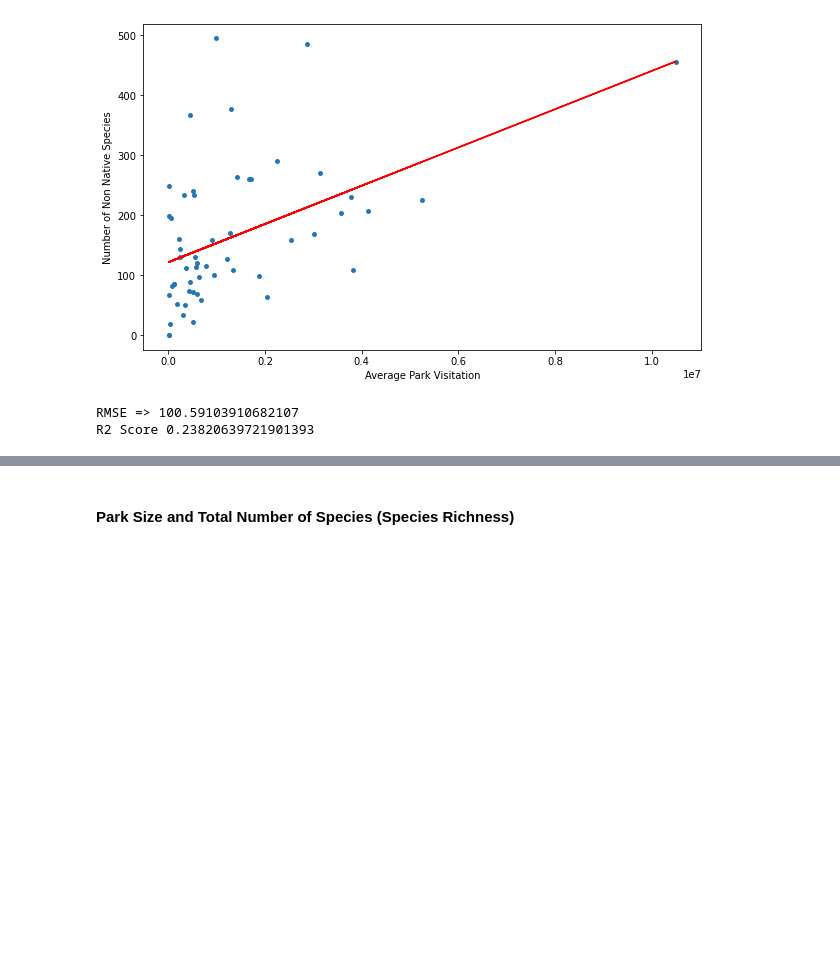
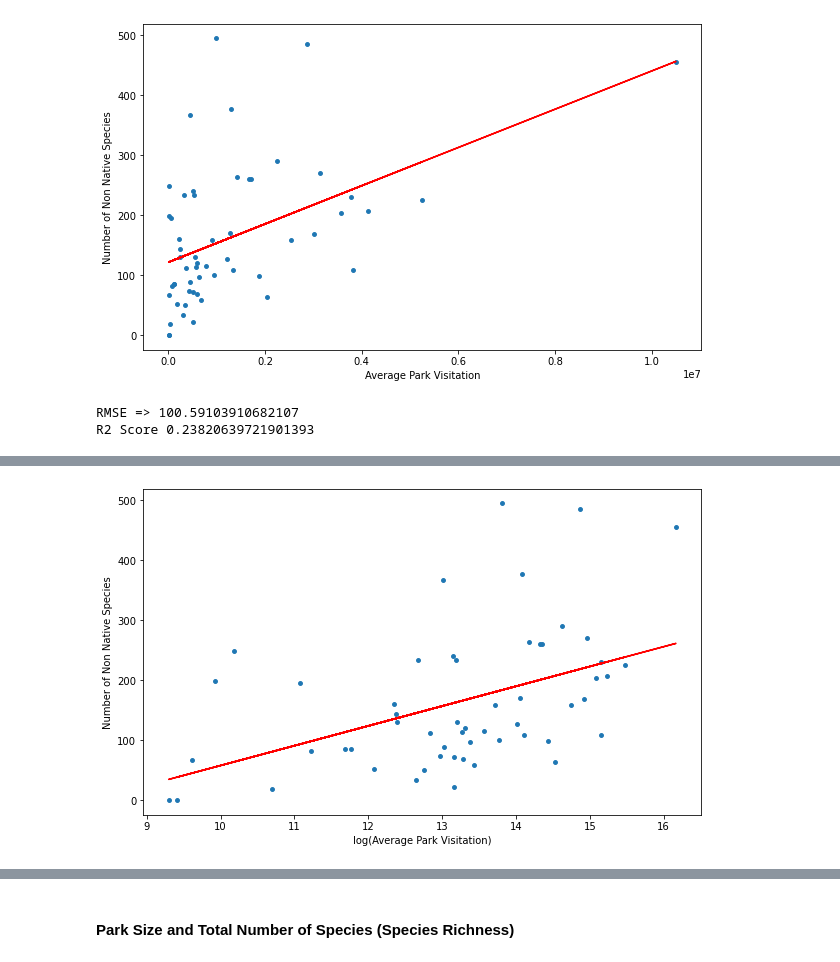
Before and after one commit to holleyvoegtle/Biodiversity_Analysis, a Jupyter notebook: machine-learning/Biodiversity_MachineLearning.ipynb, the cells around one changed output, grey strips where cells are left out. Saved outputs shown, nothing was run; the diff lists cells and outputs as text; code cells hidden in the pictures; blank space fills up the shorter version.

```diff
--- a/machine-learning/Biodiversity_MachineLearning.ipynb
+++ b/machine-learning/Biodiversity_MachineLearning.ipynb
@@ -229,3 +259,15 @@ print('R2 Score', metrics.r2_score(y, y_pred))
 # %% [output]
 RMSE => 100.59103910682107
 R2 Score 0.23820639721901393
+# %%
+#Logarithmic Transformation Model
+X = biodiversity_df_noHawaii.log_average_visitors.values.reshape(-1,1)
+y = biodiversity_df_noHawaii['Not Native'].values.reshape(-1,1)
+
+#Fit and summarize model
+model = LinearRegression()
+mod = sm.OLS(y, X)
+model.fit(X,y)
+res = mod.fit()
+y_pred = model.predict(X)
+print(res.summary())
@@ -231,0 +302,9 @@ R2 Score 0.23820639721901393
+# %%
+plt.figure(figsize=(10,6))
+plt.scatter(X,y,s=15)
+plt.plot(X, y_pred, color='red')
+plt.xlabel('log(Average Park Visitation)')
+plt.ylabel('Number of Non Native Species')
+plt.show()
+# %% [output]
+[figure, added]
```
Also changed, not shown: parts of 29 cells of this notebook.
